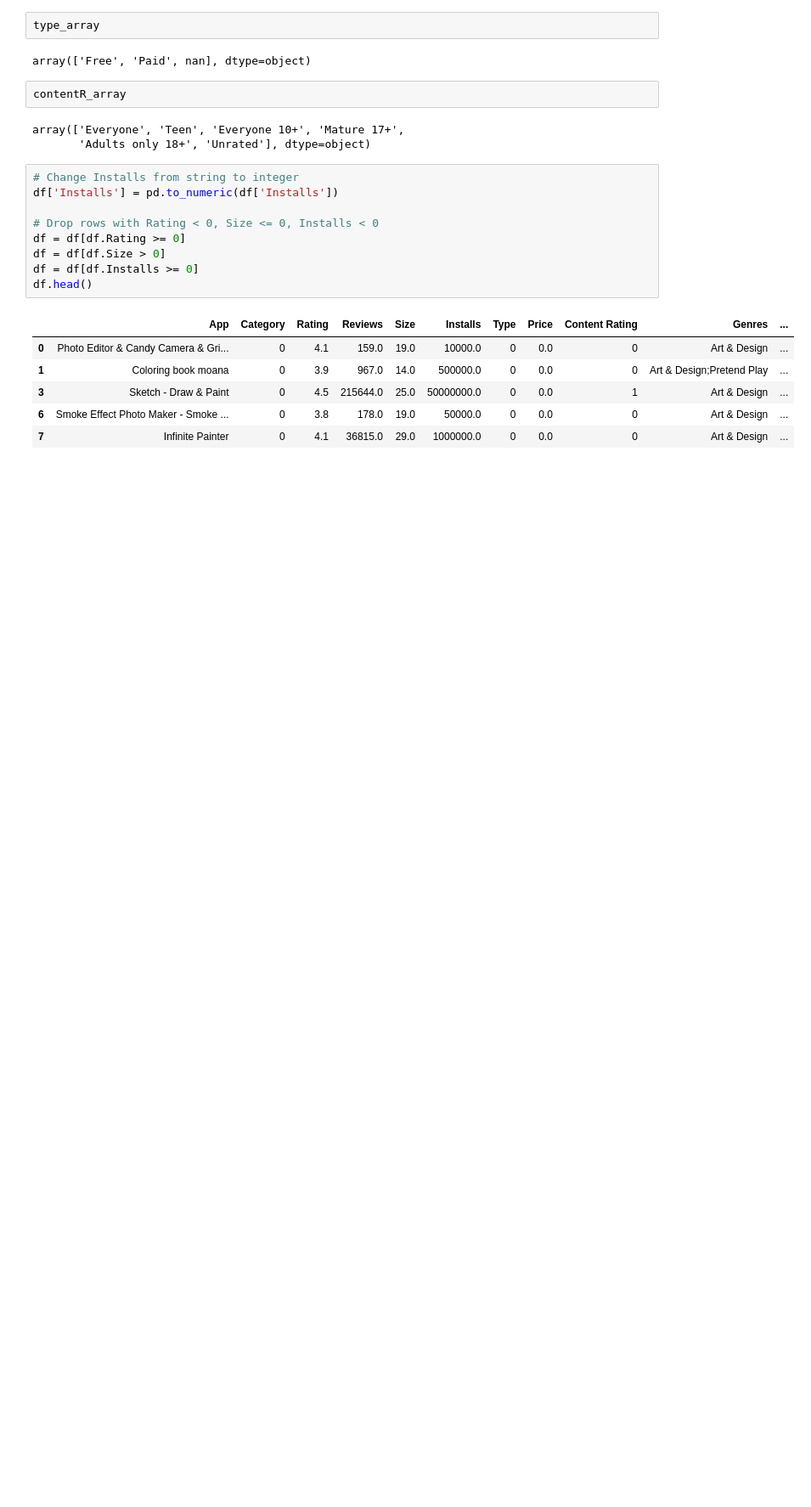
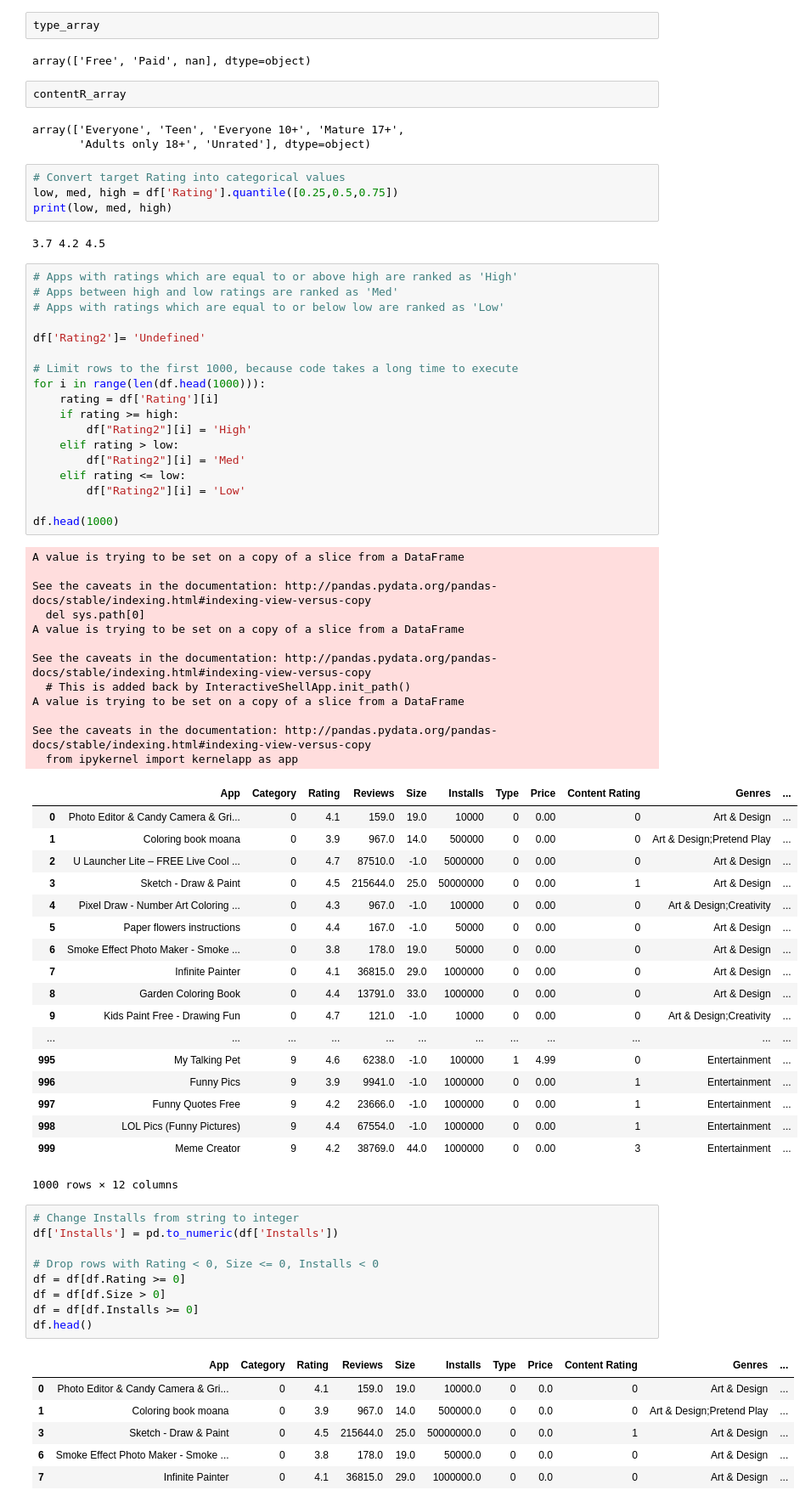
Before and after one commit to IceJinx33/playstore-apps-kernel, a Jupyter notebook: final-project/final_project_models.ipynb, the cells around one changed output. Shown: that part at 85% size. Saved outputs shown, nothing was run; the diff lists cells and outputs as text; blank space fills up the shorter version.

```diff
--- a/final-project/final_project_models.ipynb
+++ b/final-project/final_project_models.ipynb
@@ -357,6 +357,61 @@ contentR_array
 # %% [output]
 array(['Everyone', 'Teen', 'Everyone 10+', 'Mature 17+',
        'Adults only 18+', 'Unrated'], dtype=object)
+# %%
+# Convert target Rating into categorical values
+low, med, high = df['Rating'].quantile([0.25,0.5,0.75])
+print(low, med, high)
+# %% [output]
+3.7 4.2 4.5
+# %%
+# Apps with ratings which are equal to or above high are ranked as 'High'
+# Apps between high and low ratings are ranked as 'Med'
+# Apps with ratings which are equal to or below low are ranked as 'Low'
+
+df['Rating2']= 'Undefined'
+
+# Limit rows to the first 1000, because code takes a long time to execute
+for i in range(len(df.head(1000))):
+    rating = df['Rating'][i]
+    if rating >= high:
+        df["Rating2"][i] = 'High'
+    elif rating > low:
+        df["Rating2"][i] = 'Med'
+    elif rating <= low:
+        df["Rating2"][i] = 'Low'
+
+df.head(1000)
+# %% [output]
+A value is trying to be set on a copy of a slice from a DataFrame
+
+See the caveats in the documentation: http://pandas.pydata.org/pandas-docs/stable/indexing.html#indexing-view-versus-copy
+  del sys.path[0]
+A value is trying to be set on a copy of a slice from a DataFrame
+
+See the caveats in the documentation: http://pandas.pydata.org/pandas-docs/stable/indexing.html#indexing-view-versus-copy
+  # This is added back by InteractiveShellApp.init_path()
+A value is trying to be set on a copy of a slice from a DataFrame
+
+See the caveats in the documentation: http://pandas.pydata.org/pandas-docs/stable/indexing.html#indexing-view-versus-copy
+  from ipykernel import kernelapp as app
+|  | App | Category | Rating | Reviews | Size | Installs | Type | Price | Content Rating | Genres | ... |
+| 0 | Photo Editor & Candy Camera & Gri... | 0 | 4.1 | 159.0 | 19.0 | 10000 | 0 | 0.00 | 0 | Art & Design | ... |
+| 1 | Coloring book moana | 0 | 3.9 | 967.0 | 14.0 | 500000 | 0 | 0.00 | 0 | Art & Design;Pretend Play | ... |
+| 2 | U Launcher Lite – FREE Live Cool ... | 0 | 4.7 | 87510.0 | -1.0 | 5000000 | 0 | 0.00 | 0 | Art & Design | ... |
+| 3 | Sketch - Draw & Paint | 0 | 4.5 | 215644.0 | 25.0 | 50000000 | 0 | 0.00 | 1 | Art & Design | ... |
+| 4 | Pixel Draw - Number Art Coloring ... | 0 | 4.3 | 967.0 | -1.0 | 100000 | 0 | 0.00 | 0 | Art & Design;Creativity | ... |
+| 5 | Paper flowers instructions | 0 | 4.4 | 167.0 | -1.0 | 50000 | 0 | 0.00 | 0 | Art & Design | ... |
+| 6 | Smoke Effect Photo Maker - Smoke ... | 0 | 3.8 | 178.0 | 19.0 | 50000 | 0 | 0.00 | 0 | Art & Design | ... |
+| 7 | Infinite Painter | 0 | 4.1 | 36815.0 | 29.0 | 1000000 | 0 | 0.00 | 0 | Art & Design | ... |
+| 8 | Garden Coloring Book | 0 | 4.4 | 13791.0 | 33.0 | 1000000 | 0 | 0.00 | 0 | Art & Design | ... |
+| 9 | Kids Paint Free - Drawing Fun | 0 | 4.7 | 121.0 | -1.0 | 10000 | 0 | 0.00 | 0 | Art & Design;Creativity | ... |
+| ... | ... | ... | ... | ... | ... | ... | ... | ... | ... | ... | ... |
+| 995 | My Talking Pet | 9 | 4.6 | 6238.0 | -1.0 | 100000 | 1 | 4.99 | 0 | Entertainment | ... |
+| 996 | Funny Pics | 9 | 3.9 | 9941.0 | -1.0 | 1000000 | 0 | 0.00 | 1 | Entertainment | ... |
+| 997 | Funny Quotes Free | 9 | 4.2 | 23666.0 | -1.0 | 1000000 | 0 | 0.00 | 1 | Entertainment | ... |
+| 998 | LOL Pics (Funny Pictures) | 9 | 4.4 | 67554.0 | -1.0 | 1000000 | 0 | 0.00 | 1 | Entertainment | ... |
+| 999 | Meme Creator | 9 | 4.2 | 38769.0 | 44.0 | 1000000 | 0 | 0.00 | 3 | Entertainment | ... |
+1000 rows × 12 columns
 # %%
 # Change Installs from string to integer
 df['Installs'] = pd.to_numeric(df['Installs'])
```
Also changed, not shown: parts of 18 cells of this notebook.
